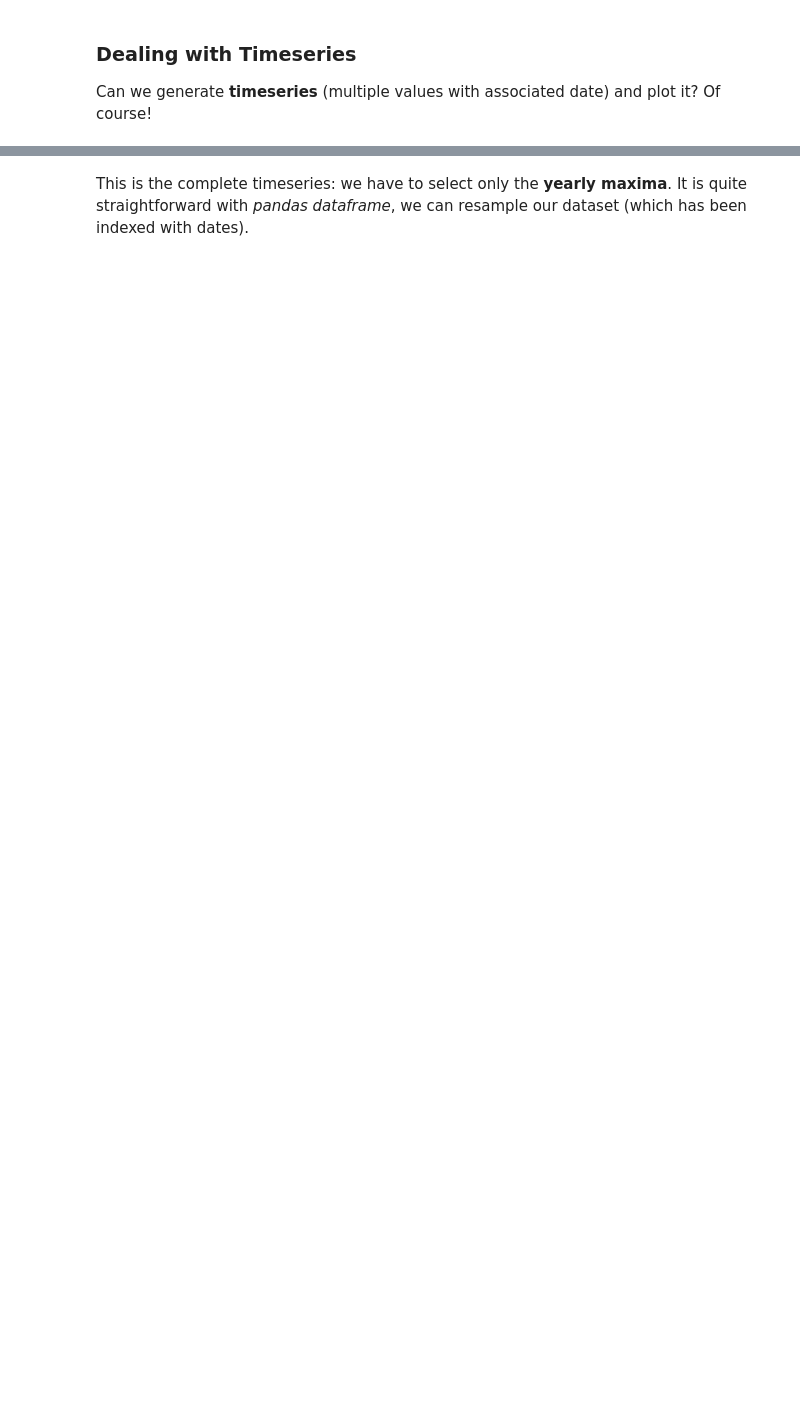
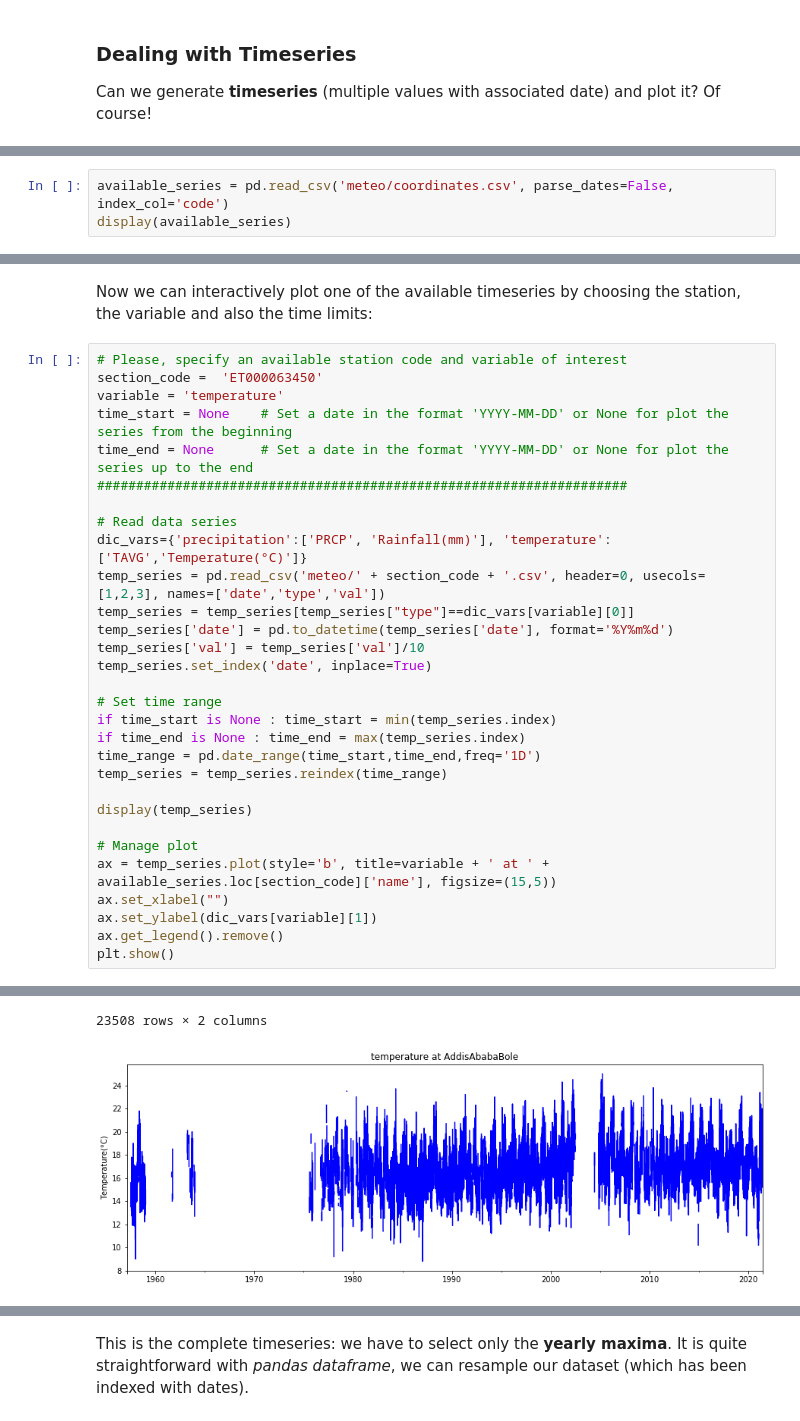
Before and after one commit to almasoero/fp_python_training, a Jupyter notebook: Introduction2Python_forHydrologist.ipynb, the cells around one changed output, grey strips where cells are left out. Cells and saved outputs as stored; diff of their text form; blank space fills up the shorter version.

```diff
--- a/Introduction2Python_forHydrologist.ipynb
+++ b/Introduction2Python_forHydrologist.ipynb
@@ -57,0 +68,3 @@ plt.show()
+# %%
+available_series = pd.read_csv('meteo/coordinates.csv', parse_dates=False, index_col='code')
+display(available_series)
@@ -57,0 +82,33 @@ plt.show()
+# %% [markdown]
+Now we can interactively plot one of the available timeseries by choosing the station, the variable and also the time limits:
+# %%
+# Please, specify an available station code and variable of interest
+section_code =  'ET000063450'
+variable = 'temperature'
+time_start = None    # Set a date in the format 'YYYY-MM-DD' or None for plot the series from the beginning
+time_end = None      # Set a date in the format 'YYYY-MM-DD' or None for plot the series up to the end
+####################################################################
+
+# Read data series
+dic_vars={'precipitation':['PRCP', 'Rainfall(mm)'], 'temperature':['TAVG','Temperature(°C)']}
+temp_series = pd.read_csv('meteo/' + section_code + '.csv', header=0, usecols=[1,2,3], names=['date','type','val'])
+temp_series = temp_series[temp_series["type"]==dic_vars[variable][0]]
+temp_series['date'] = pd.to_datetime(temp_series['date'], format='%Y%m%d')
+temp_series['val'] = temp_series['val']/10
+temp_series.set_index('date', inplace=True)
+
+# Set time range
+if time_start is None : time_start = min(temp_series.index)
+if time_end is None : time_end = max(temp_series.index)
+time_range = pd.date_range(time_start,time_end,freq='1D')
+temp_series = temp_series.reindex(time_range)
+
+display(temp_series)
+
+# Manage plot
+ax = temp_series.plot(style='b', title=variable + ' at ' + available_series.loc[section_code]['name'], figsize=(15,5))
+ax.set_xlabel("")
+ax.set_ylabel(dic_vars[variable][1])
+ax.get_legend().remove()
+plt.show()
+# %% [output]
@@ -57,0 +127,2 @@ plt.show()
+23508 rows × 2 columns
+[figure, added]
```
Also changed, not shown: parts of 28 cells of this notebook, 33 other files.
